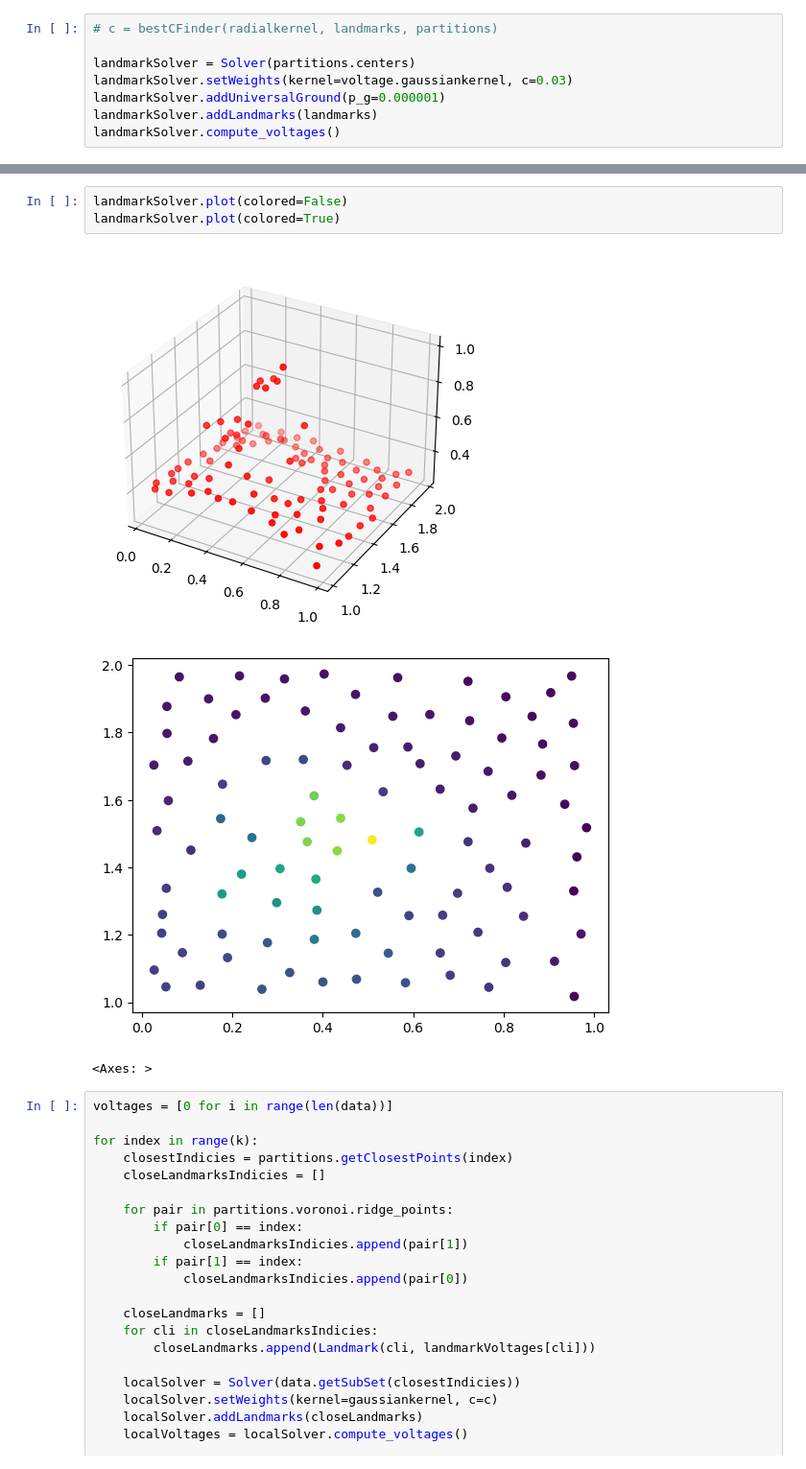
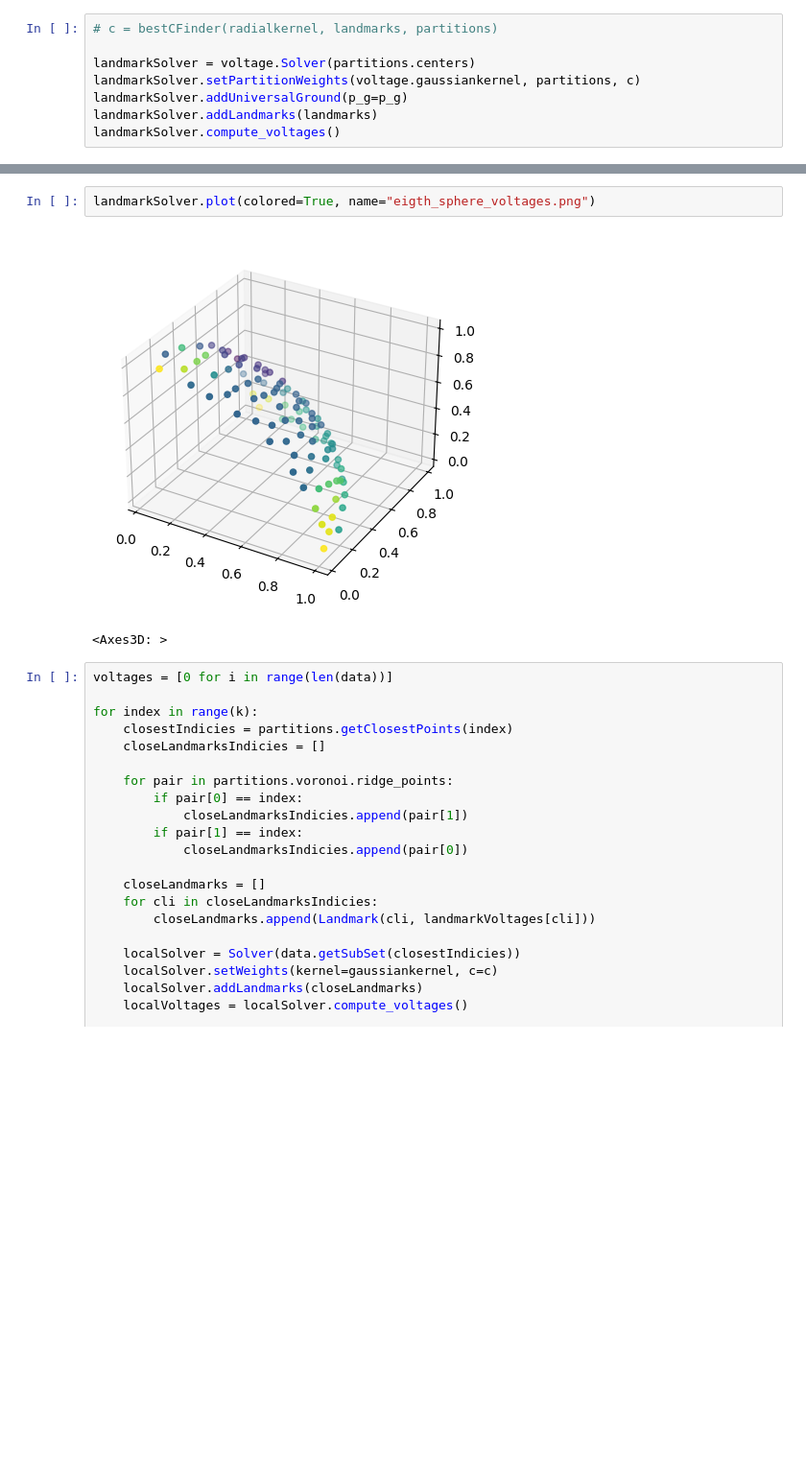
Before and after one commit to IceGawd/VoltageDimentionalReduction, a Jupyter notebook: VoltageDimentionReduction.ipynb, the cells around one changed output, grey strips where cells are left out. Shown at 96% size. Saved outputs shown, nothing was run; the diff lists cells and outputs as text; blank space fills up the shorter version.

Commit message:
Half changed solver

```diff
--- a/VoltageDimentionReduction.ipynb
+++ b/VoltageDimentionReduction.ipynb
@@ -68,9 +63,9 @@ solver.plot(colored=True)
 # %%
 # c = bestCFinder(radialkernel, landmarks, partitions)
 
-landmarkSolver = Solver(partitions.centers)
-landmarkSolver.setWeights(kernel=voltage.gaussiankernel, c=0.03)
-landmarkSolver.addUniversalGround(p_g=0.000001)
+landmarkSolver = voltage.Solver(partitions.centers)
+landmarkSolver.setPartitionWeights(voltage.gaussiankernel, partitions, c)
+landmarkSolver.addUniversalGround(p_g=p_g)
 landmarkSolver.addLandmarks(landmarks)
 landmarkSolver.compute_voltages()
 # %% [output]
@@ -97,10 +92,8 @@ array([0.45353954, 0.69415723, 0.31157922, 0.28522983, 0.26645062,
-# %%
-landmarkSolver.plot(colored=False)
-landmarkSolver.plot(colored=True)
-# %% [output]
-[figure, removed]
-[figure, removed]
-<Axes: >
+# %%
+landmarkSolver.plot(colored=True, name="eigth_sphere_voltages.png")
+# %% [output]
+[figure, added]
+<Axes3D: >
 # %%
 voltages = [0 for i in range(len(data))]
 
```
Also changed, not shown: parts of 11 cells of this notebook, 18 other files.
